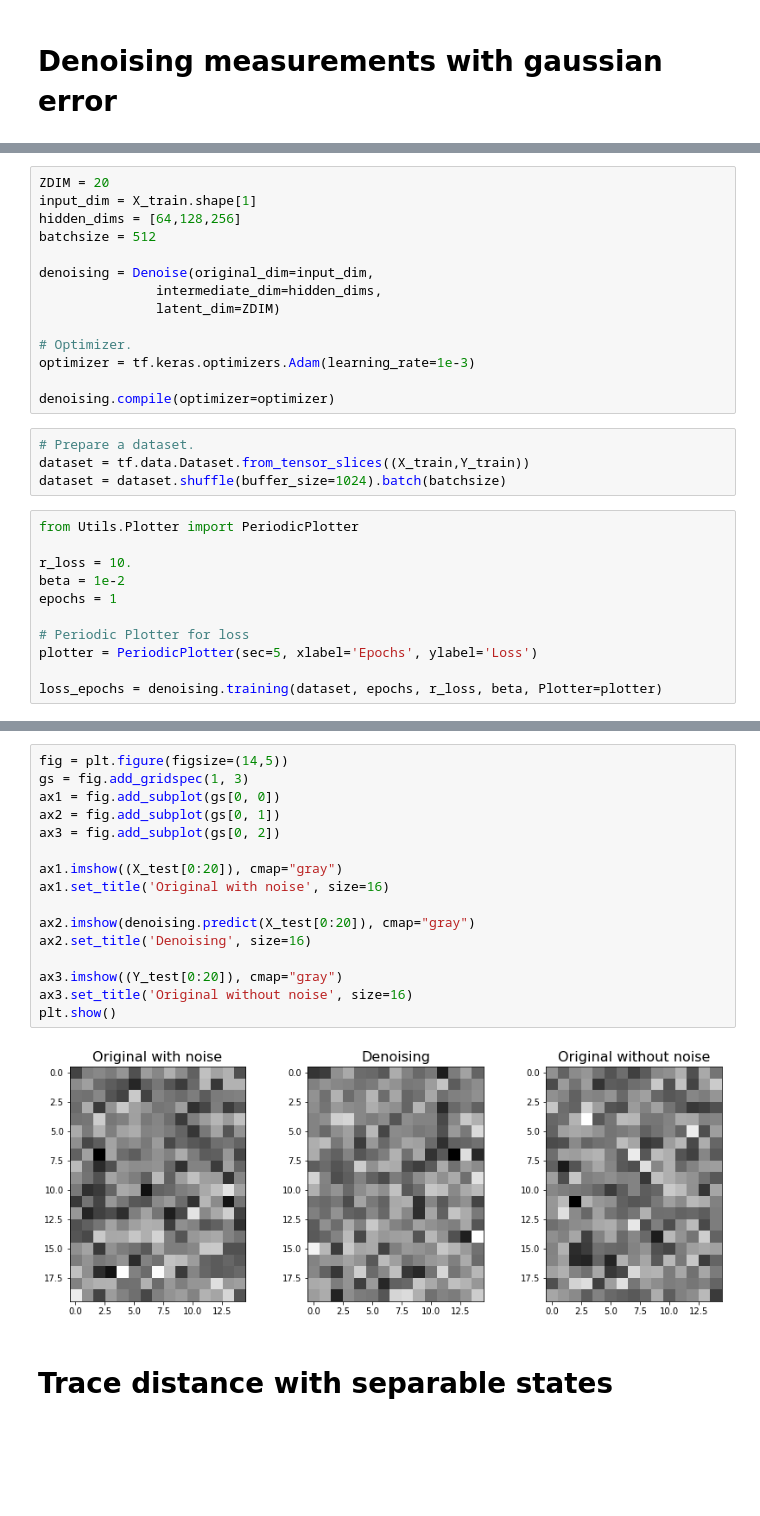
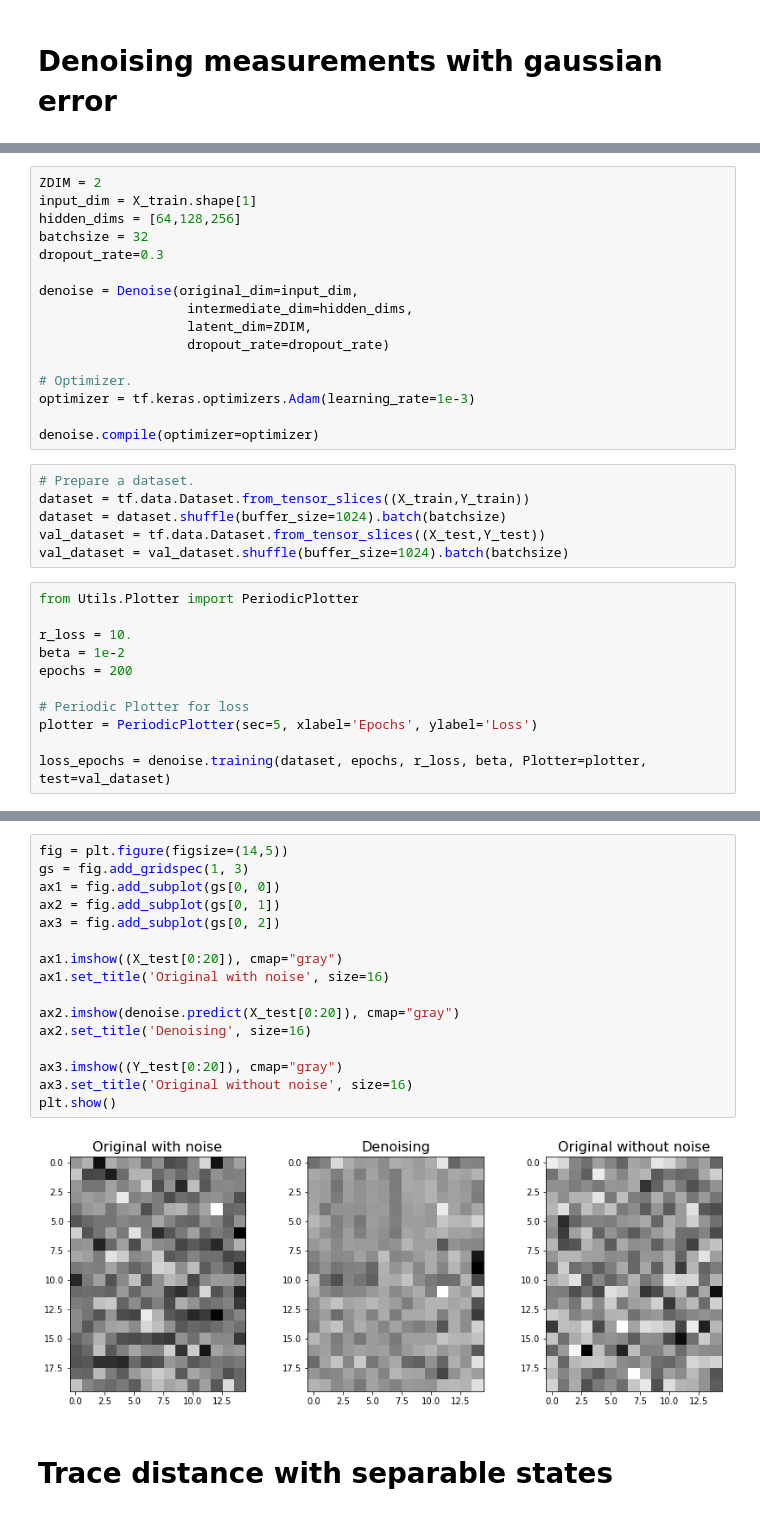
Before and after one commit to nahumsa/DM-Reconstruction, a Jupyter notebook: Reconstruct DM.ipynb, the cells around one changed output, grey strips where cells are left out. Cells and saved outputs as stored; diff of their text form; blank space fills up the shorter version.

Commit message:
Added denoise

```diff
--- a/Reconstruct DM.ipynb
+++ b/Reconstruct DM.ipynb
@@ -267,29 +282,33 @@ class Denoise(TraceVAE):
 # %%
-ZDIM = 20
+ZDIM = 2
 input_dim = X_train.shape[1]
 hidden_dims = [64,128,256]
-batchsize = 512
+batchsize = 32
+dropout_rate=0.3
 
-denoising = Denoise(original_dim=input_dim,
-               intermediate_dim=hidden_dims,
-               latent_dim=ZDIM)
+denoise = Denoise(original_dim=input_dim,
+                   intermediate_dim=hidden_dims,
+                   latent_dim=ZDIM,
+                   dropout_rate=dropout_rate)
 
 # Optimizer.
 optimizer = tf.keras.optimizers.Adam(learning_rate=1e-3)
 
-denoising.compile(optimizer=optimizer)
+denoise.compile(optimizer=optimizer)
 # %%
 # Prepare a dataset.
 dataset = tf.data.Dataset.from_tensor_slices((X_train,Y_train))
 dataset = dataset.shuffle(buffer_size=1024).batch(batchsize)
+val_dataset = tf.data.Dataset.from_tensor_slices((X_test,Y_test))
+val_dataset = val_dataset.shuffle(buffer_size=1024).batch(batchsize)
 # %%
 from Utils.Plotter import PeriodicPlotter
 
 r_loss = 10.
 beta = 1e-2
-epochs = 1
+epochs = 200
 
 # Periodic Plotter for loss
 plotter = PeriodicPlotter(sec=5, xlabel='Epochs', ylabel='Loss')
 
-loss_epochs = denoising.training(dataset, epochs, r_loss, beta, Plotter=plotter)
+loss_epochs = denoise.training(dataset, epochs, r_loss, beta, Plotter=plotter, test=val_dataset)
@@ -296,21 +318,21 @@ loss_epochs = denoising.training(dataset, epochs, r_loss, beta, Plotter=plotter)
 # %%
 fig = plt.figure(figsize=(14,5))
 gs = fig.add_gridspec(1, 3)
 ax1 = fig.add_subplot(gs[0, 0])
 ax2 = fig.add_subplot(gs[0, 1])
 ax3 = fig.add_subplot(gs[0, 2])
 
 ax1.imshow((X_test[0:20]), cmap="gray")
 ax1.set_title('Original with noise', size=16)
 
-ax2.imshow(denoising.predict(X_test[0:20]), cmap="gray")
+ax2.imshow(denoise.predict(X_test[0:20]), cmap="gray")
 ax2.set_title('Denoising', size=16)
 
 ax3.imshow((Y_test[0:20]), cmap="gray")
 ax3.set_title('Original without noise', size=16)
 plt.show()
 # %% [output]
-[figure, old version]
+[figure, new version]
 # %% [markdown]
 # Trace distance with separable states
 # %%
```
Also changed, not shown: parts of 5 cells of this notebook.
